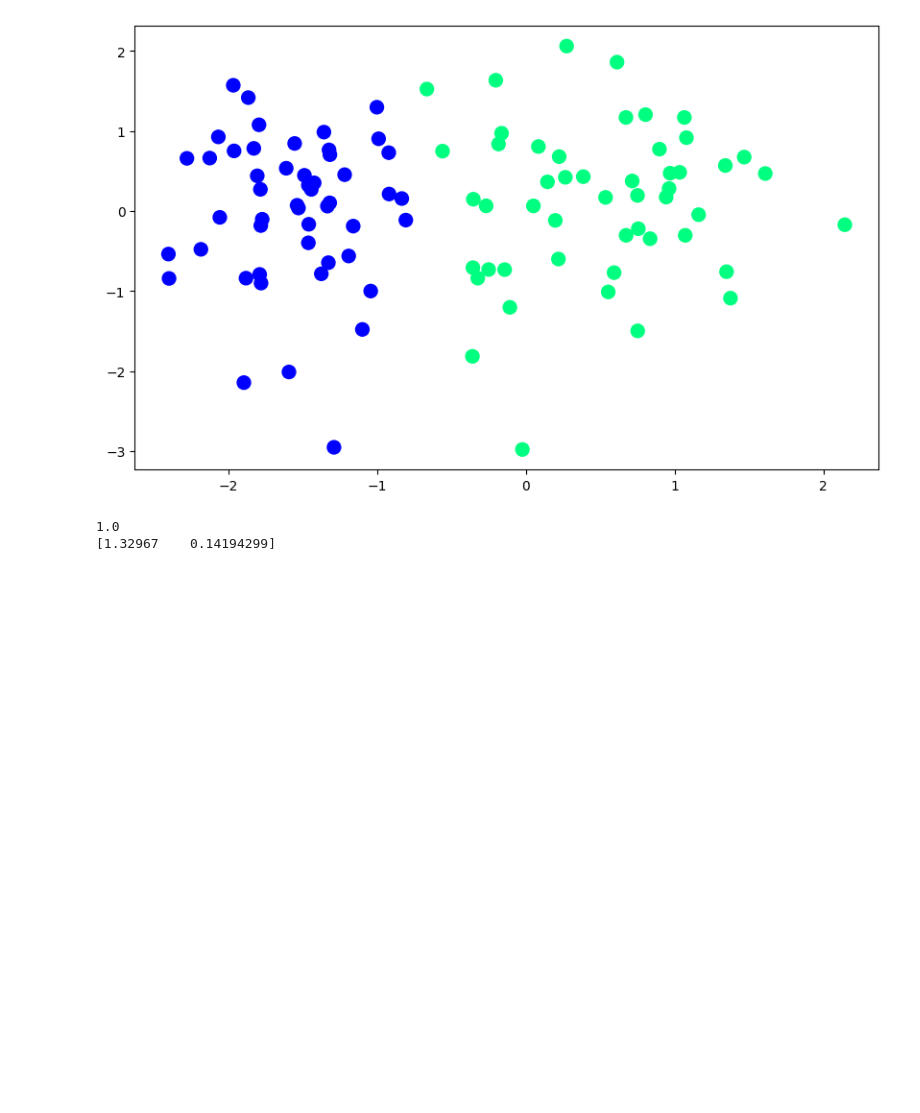
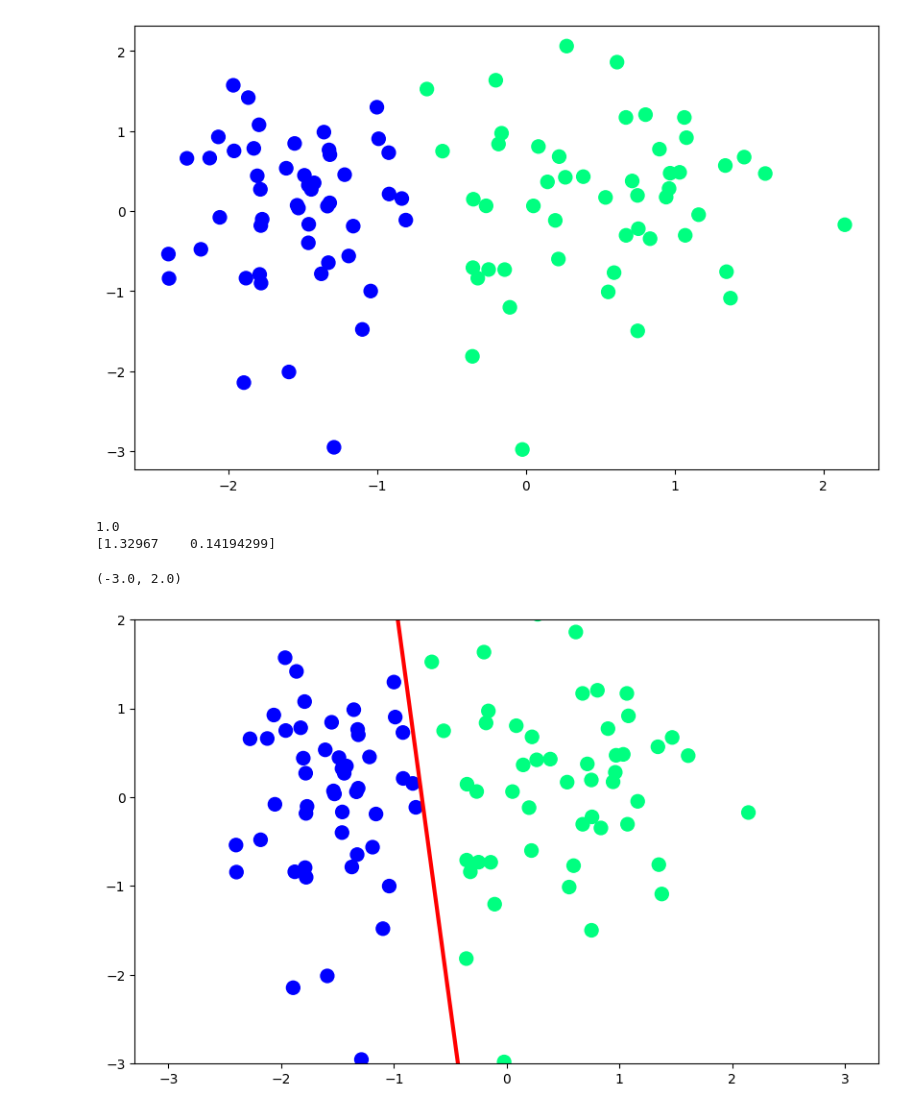
Before and after one commit to AaryadityaSP/Deep-Learning, a Jupyter notebook: Perceptron_function.ipynb, the cells around one changed output. Cells and saved outputs as stored; diff of their text form; code cells hidden in the pictures; blank space fills up the shorter version.

Commit message:
Perceptron_Function_Graph

```diff
--- a/Perceptron_function.ipynb
+++ b/Perceptron_function.ipynb
@@ -50,3 +50,17 @@ print(coef_)
 # %% [output]
 1.0
 [1.32967    0.14194299]
+# %%
+m=-(coef_[0]/coef_[1])
+b=-(intercept_/coef_[1])
+# %%
+x_input=np.linspace(-3, 3, 100)
+y_input=m*x_input+b
+# %%
+plt.figure(figsize=(10, 6))
+plt.plot(x_input, y_input, color="red", linewidth=3)
+plt.scatter(X[:,0], X[:, 1], c=y, cmap="winter", s=100)
+plt.ylim(-3, 2)
+# %% [output]
+(-3.0, 2.0)
+[figure, added]
```
